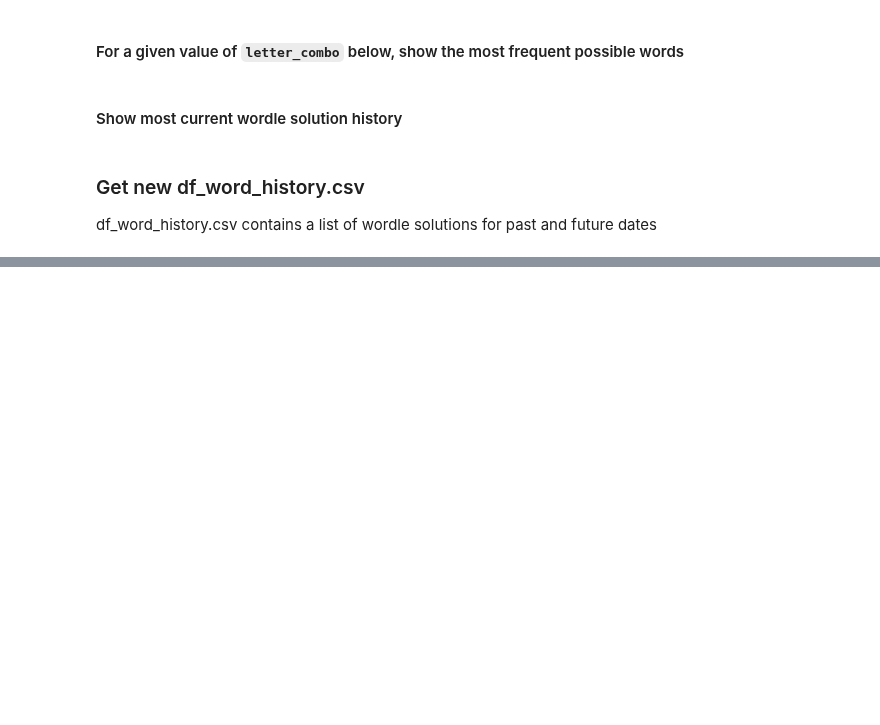
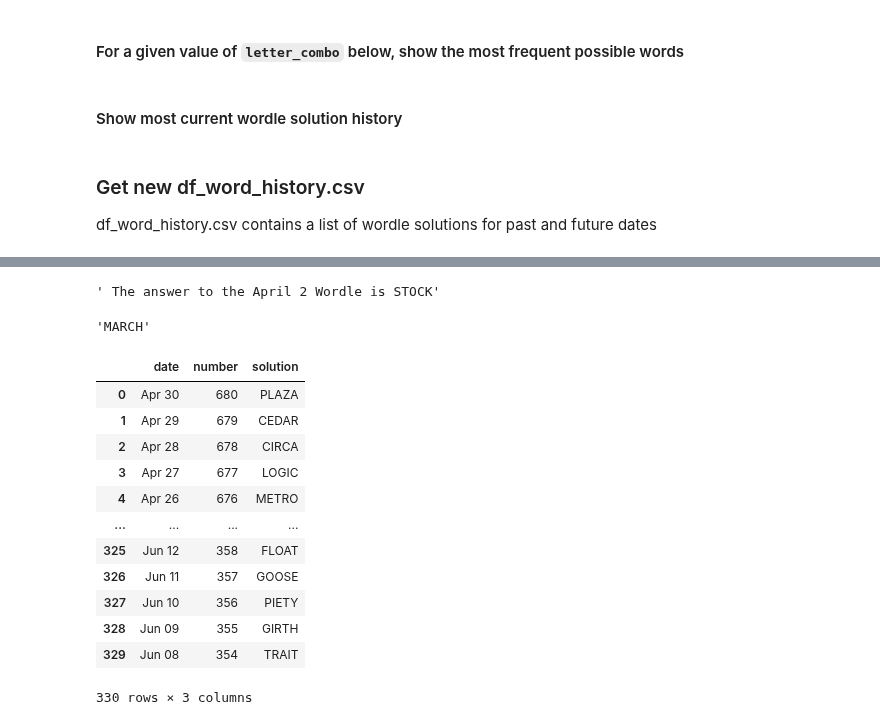
Before and after one commit to bgithub1/wordle_cheater, a Jupyter notebook: using_wordle_cheater.ipynb, the cells around one changed output, grey strips where cells are left out. Drawn from its saved outputs; the diff is of its cells as text; code cells hidden in the pictures; blank space fills up the shorter version.

Commit message:
use get combined

```diff
--- a/using_wordle_cheater.ipynb
+++ b/using_wordle_cheater.ipynb
@@ -263,0 +345,24 @@ df_word_history = wrdlc.get_combined_word_histories()
+# %%
+solutions[1].text_content()
+# %% [output]
+' The answer to the April 2 Wordle is STOCK'
+# %%
+wrdlc.get_xpath_solution_value(solutions[0])
+# %% [output]
+'MARCH'
+# %%
+wrdlc.get_combined_word_histories()
+# %% [output]
+|  | date | number | solution |
+| 0 | Apr 30 | 680 | PLAZA |
+| 1 | Apr 29 | 679 | CEDAR |
+| 2 | Apr 28 | 678 | CIRCA |
+| 3 | Apr 27 | 677 | LOGIC |
+| 4 | Apr 26 | 676 | METRO |
+| ... | ... | ... | ... |
+| 325 | Jun 12 | 358 | FLOAT |
+| 326 | Jun 11 | 357 | GOOSE |
+| 327 | Jun 10 | 356 | PIETY |
+| 328 | Jun 09 | 355 | GIRTH |
+| 329 | Jun 08 | 354 | TRAIT |
+330 rows × 3 columns
```
Also changed, not shown: parts of 8 cells of this notebook, 1 other file.
